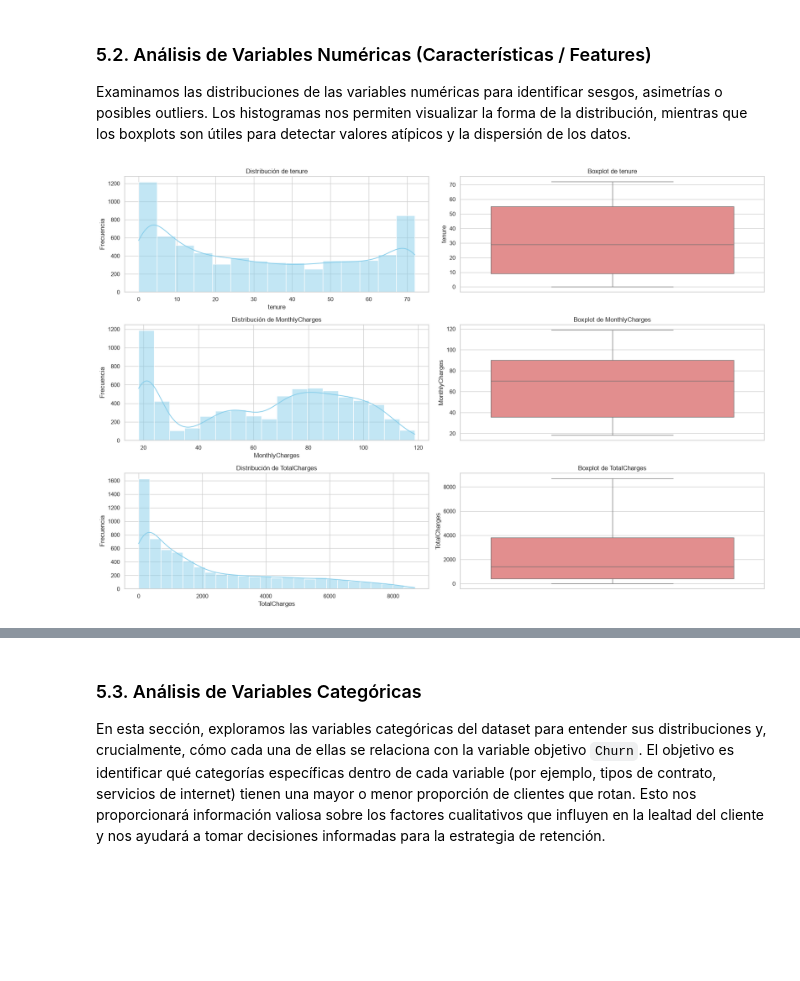
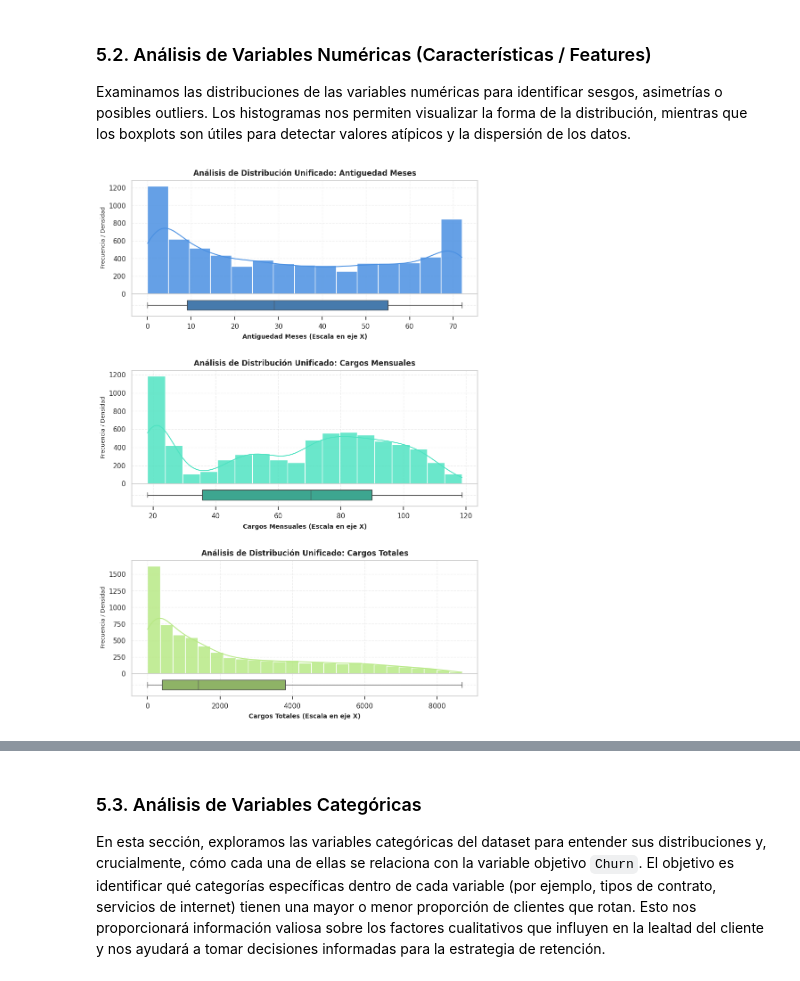
Before and after one commit to MauricioTapia84/proyecto-machinelearning-telco, a Jupyter notebook: notebooks/01_EDA_y_Limpieza.ipynb, the cells around one changed output, grey strips where cells are left out. Cells and saved outputs as stored; diff of their text form; code cells hidden in the pictures; blank space fills up the shorter version.

```diff
--- a/notebooks/01_EDA_y_Limpieza.ipynb
+++ b/notebooks/01_EDA_y_Limpieza.ipynb
@@ -373,27 +577,55 @@ Este desbalance es un hallazgo importante que deberá tenerse en cuenta en etapa
 
 Examinamos las distribuciones de las variables numéricas para identificar sesgos, asimetrías o posibles outliers. Los histogramas nos permiten visualizar la forma de la distribución, mientras que los boxplots son útiles para detectar valores atípicos y la dispersión de los datos.
 # %%
-# Histogramas y boxplots para tenure, MonthlyCharges y TotalCharges
+# ==============================================================================
+# VISUALIZACIÓN UNIFICADA DE MÁXIMA CALIDAD: HISTOGRAMA (AMPLIO) + BOXPLOT (TOTALMENTE ACOPLADO)
+# ==============================================================================
+import os
+import matplotlib.pyplot as plt
+import matplotlib.gridspec as gridspec
+import seaborn as sns
+
+os.makedirs('../images', exist_ok=True)
+
 numeric_cols = ['tenure', 'MonthlyCharges', 'TotalCharges']
 
-plt.figure(figsize=(18, 12))
-for i, col in enumerate(numeric_cols, 1):
-    # Histograma
-    plt.subplot(len(numeric_cols), 2, i*2-1)
-    sns.histplot(df[col], kde=True, color='skyblue')
-    plt.title(f'Distribución de {col}')
-    plt.xlabel(col)
-    plt.ylabel('Frecuencia')
+# Creamos una figura con una proporción vertical generosa para máxima claridad
+fig = plt.figure(figsize=(10, 15))
 
-    # Boxplot
-    plt.subplot(len(numeric_cols), 2, i*2)
-    sns.boxplot(y=df[col], color='lightcoral')
-    plt.title(f'Boxplot de {col}')
-    plt.ylabel(col)
+# Grilla maestra: 3 bloques independientes (uno para cada variable)
+gs_master = gridspec.GridSpec(3, 1, hspace=0.40)
 
-plt.tight_layout()
-plt.savefig('../images/03_distribuciones_y_boxplots_numericas.png', dpi=300, bbox_inches='tight')
+colores_hist = ['#4a90e2', '#50e3c2', '#b8e986']
+colores_box = ['#357abd', '#2bb89a', '#8ec059']
+
+for idx, col in enumerate(numeric_cols):
+    # Obtener el nombre traducido del diccionario, limpiando el formato para que sea legible
+    trad_col = DICCIONARIO_VARIABLES.get(col, col).replace('_', ' ').title()
+
+    # Para cada bloque, creamos una subgrilla de 2 filas con hspace=0.0 (totalmente pegados)
+    gs_sub = gridspec.GridSpecFromSubplotSpec(2, 1, subplot_spec=gs_master[idx], height_ratios=[5, 1], hspace=0.0)
+
+    ax_hist = fig.add_subplot(gs_sub[0])
+    ax_box = fig.add_subplot(gs_sub[1], sharex=ax_hist)
+
+    # 1. Graficar Histograma amplio con KDE (Panel Superior)
+    sns.histplot(data=df, x=col, kde=True, ax=ax_hist, color=colores_hist[idx], edgecolor='white', alpha=0.85)
+    ax_hist.set_title(f'Análisis de Distribución Unificado: {trad_col}', fontsize=12, fontweight='bold', pad=8)
+    ax_hist.set_xlabel('')
+    ax_hist.tick_params(axis='x', labelbottom=False, bottom=False)  # Oculta la escala del histograma
+    ax_hist.set_ylabel('Frecuencia / Densidad', fontsize=9)
+    ax_hist.grid(True, linestyle='--', alpha=0.3)
+
+    # 2. Graficar Boxplot Esbelto (Panel Inferior - Pegado directamente abajo)
+    sns.boxplot(data=df, x=col, ax=ax_box, color=colores_box[idx], width=0.45, flierprops=dict(markerfacecolor='red', marker='D', markersize=5))
+    ax_box.set_xlabel(f'{trad_col} (Escala en eje X)', fontsize=10, fontweight='bold', labelpad=6)
+
+    # Mostrar escala del eje X debajo del boxplot
+    ax_box.tick_params(axis='x', labelbottom=True, bottom=True, pad=5)
+    ax_box.grid(True, linestyle='--', alpha=0.3)
+
+plt.savefig('../images/03_distribuciones_y_boxplots_optimizados.png', dpi=300, bbox_inches='tight')
 plt.show()
 # %% [output]
-[figure, old version]
+[figure, new version]
 # %% [markdown]
```
Also changed, not shown: parts of 21 cells of this notebook.
